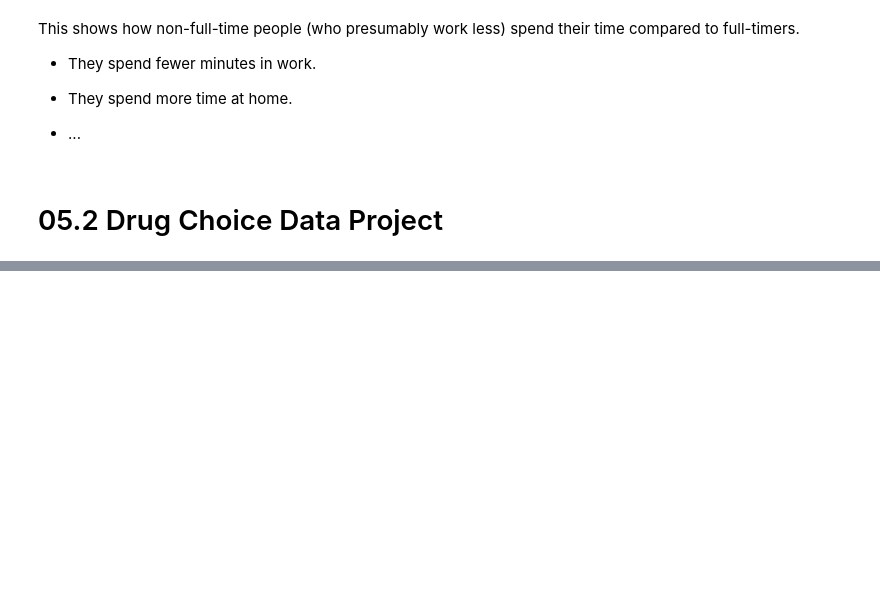
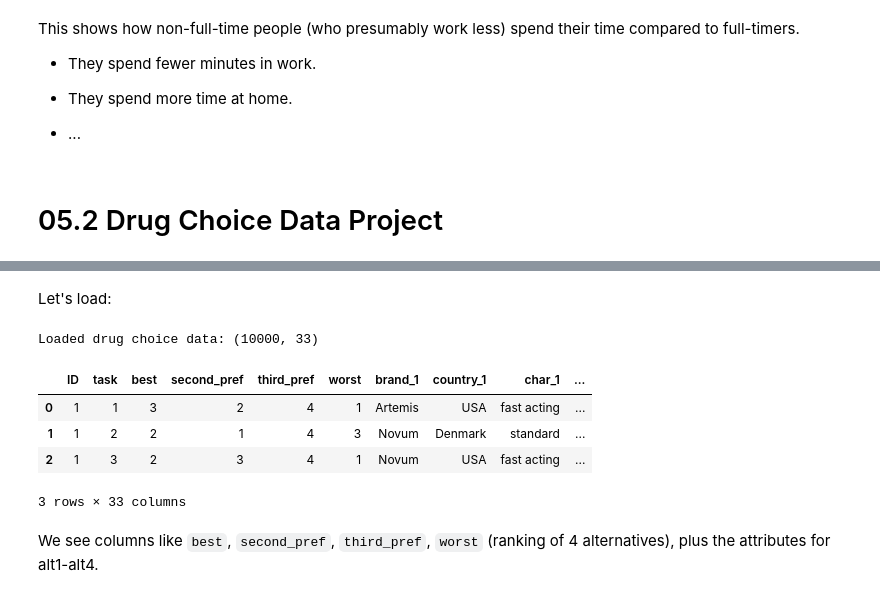
Before and after one commit to amanirad/cmc-python-intro, a Jupyter notebook: notebooks/05_timeuse_and_drug_choice_practice.ipynb, the cells around one changed output, grey strips where cells are left out. Saved outputs shown, nothing was run; the diff lists cells and outputs as text; code cells hidden in the pictures; blank space fills up the shorter version.

```diff
--- a/notebooks/05_timeuse_and_drug_choice_practice.ipynb
+++ b/notebooks/05_timeuse_and_drug_choice_practice.ipynb
@@ -226,0 +229,17 @@ This shows how non-full-time people (who presumably work less) spend their time
+# %% [markdown]
+Let's load:
+# %%
+import pandas as pd
+
+df_drug = pd.read_csv("../data/raw/apollo_drugChoiceData.csv")
+print("Loaded drug choice data:", df_drug.shape)
+df_drug.head(3)
+# %% [output]
+Loaded drug choice data: (10000, 33)
+|  | ID | task | best | second_pref | third_pref | worst | brand_1 | country_1 | char_1 | ... |
+| 0 | 1 | 1 | 3 | 2 | 4 | 1 | Artemis | USA | fast acting | ... |
+| 1 | 1 | 2 | 2 | 1 | 4 | 3 | Novum | Denmark | standard | ... |
+| 2 | 1 | 3 | 2 | 3 | 4 | 1 | Novum | USA | fast acting | ... |
+3 rows × 33 columns
+# %% [markdown]
+We see columns like `best`, `second_pref`, `third_pref`, `worst` (ranking of 4 alternatives), plus the attributes for alt1-alt4.
```
Also changed, not shown: parts of 19 cells of this notebook.
